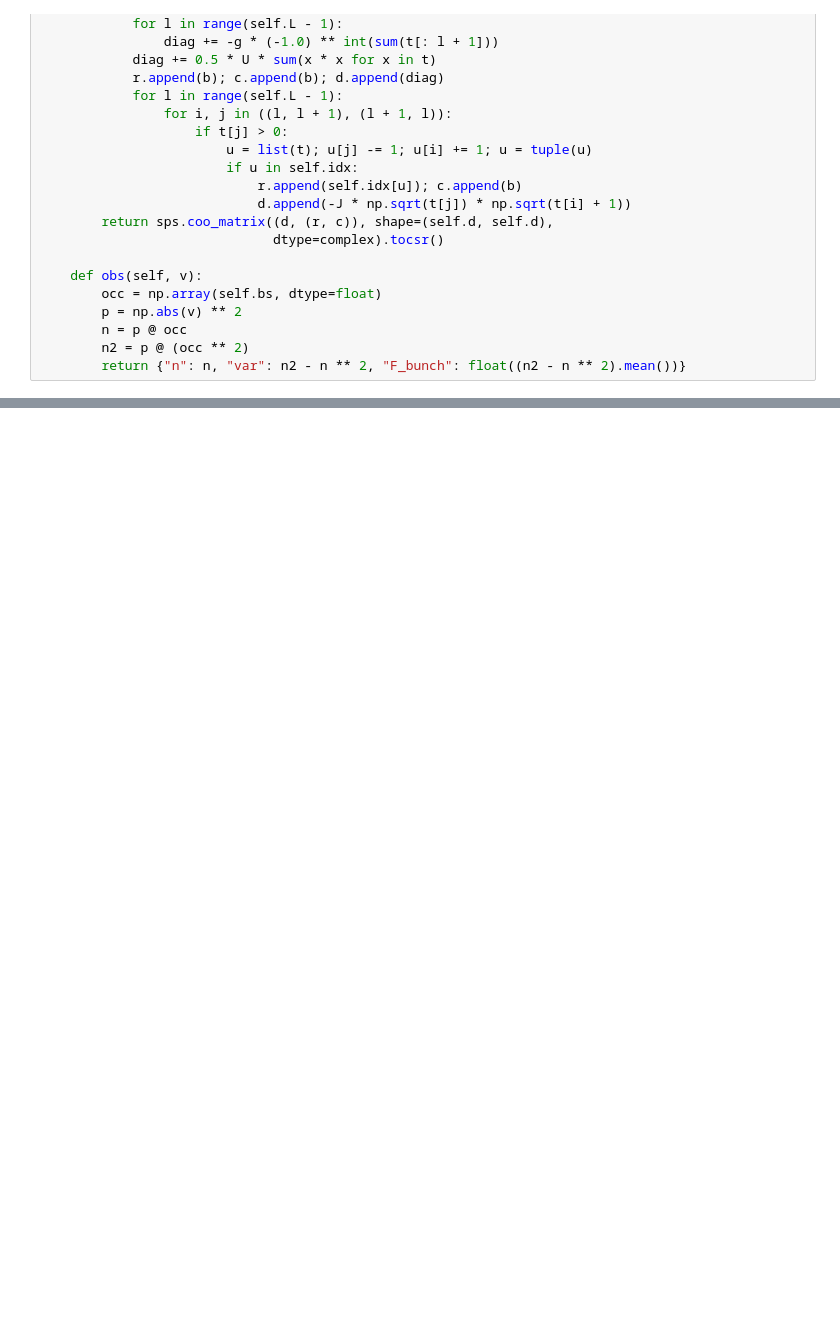
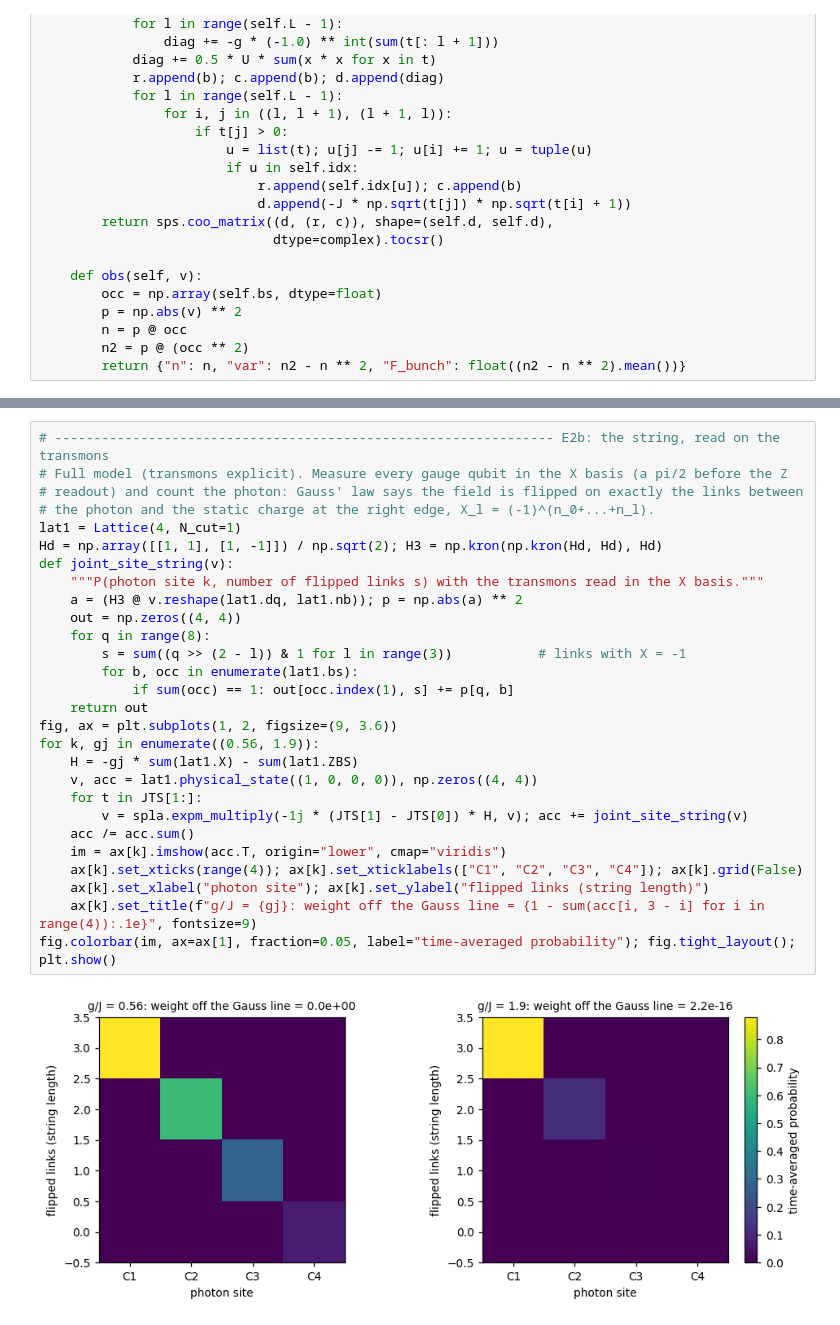
Before and after one commit to TunmayGerg/quantum-simulation-code, a Jupyter notebook: Quantum control/z2_higgs_4cavity_schemes.ipynb, the cells around one changed output, grey strips where cells are left out. Cells and saved outputs as stored; diff of their text form; blank space fills up the shorter version.

```diff
--- a/Quantum control/z2_higgs_4cavity_schemes.ipynb
+++ b/Quantum control/z2_higgs_4cavity_schemes.ipynb
@@ -2670,0 +623,30 @@ The claim is refuted, not weakened, by any of these:
+# %%
+# ---------------------------------------------------------------- E2b: the string, read on the transmons
+# Full model (transmons explicit). Measure every gauge qubit in the X basis (a pi/2 before the Z
+# readout) and count the photon: Gauss' law says the field is flipped on exactly the links between
+# the photon and the static charge at the right edge, X_l = (-1)^(n_0+...+n_l).
+lat1 = Lattice(4, N_cut=1)
+Hd = np.array([[1, 1], [1, -1]]) / np.sqrt(2); H3 = np.kron(np.kron(Hd, Hd), Hd)
+def joint_site_string(v):
+    """P(photon site k, number of flipped links s) with the transmons read in the X basis."""
+    a = (H3 @ v.reshape(lat1.dq, lat1.nb)); p = np.abs(a) ** 2
+    out = np.zeros((4, 4))
+    for q in range(8):
+        s = sum((q >> (2 - l)) & 1 for l in range(3))           # links with X = -1
+        for b, occ in enumerate(lat1.bs):
+            if sum(occ) == 1: out[occ.index(1), s] += p[q, b]
+    return out
+fig, ax = plt.subplots(1, 2, figsize=(9, 3.6))
+for k, gj in enumerate((0.56, 1.9)):
+    H = -gj * sum(lat1.X) - sum(lat1.ZBS)
+    v, acc = lat1.physical_state((1, 0, 0, 0)), np.zeros((4, 4))
+    for t in JTS[1:]:
+        v = spla.expm_multiply(-1j * (JTS[1] - JTS[0]) * H, v); acc += joint_site_string(v)
+    acc /= acc.sum()
+    im = ax[k].imshow(acc.T, origin="lower", cmap="viridis")
+    ax[k].set_xticks(range(4)); ax[k].set_xticklabels(["C1", "C2", "C3", "C4"]); ax[k].grid(False)
+    ax[k].set_xlabel("photon site"); ax[k].set_ylabel("flipped links (string length)")
+    ax[k].set_title(f"g/J = {gj}: weight off the Gauss line = {1 - sum(acc[i, 3 - i] for i in range(4)):.1e}", fontsize=9)
+fig.colorbar(im, ax=ax[1], fraction=0.05, label="time-averaged probability"); fig.tight_layout(); plt.show()
+# %% [output]
+[figure, added]
```
Also changed, not shown: parts of 63 cells of this notebook, 3 other files.
